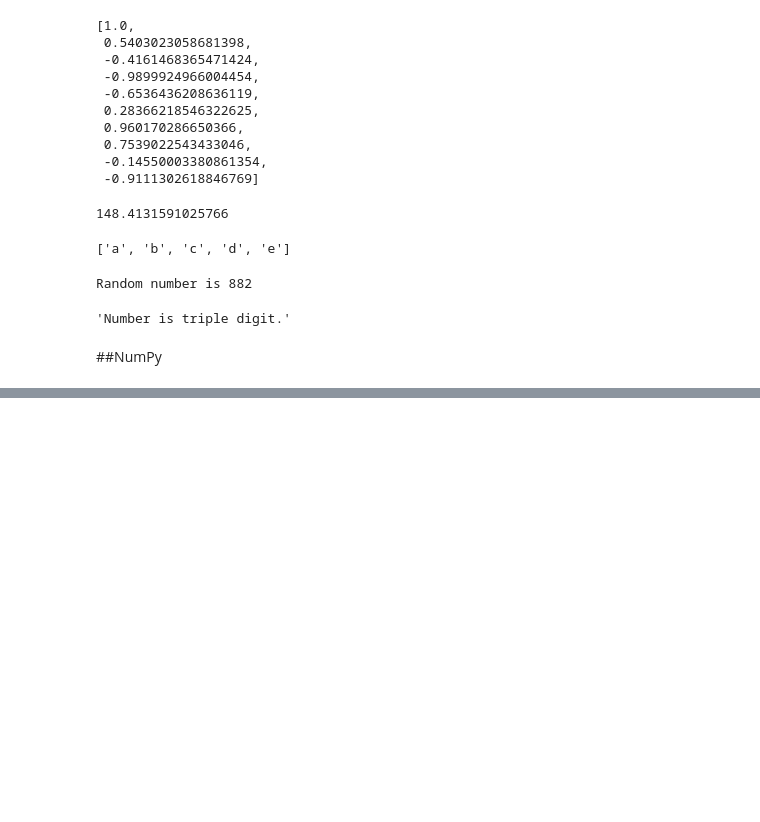
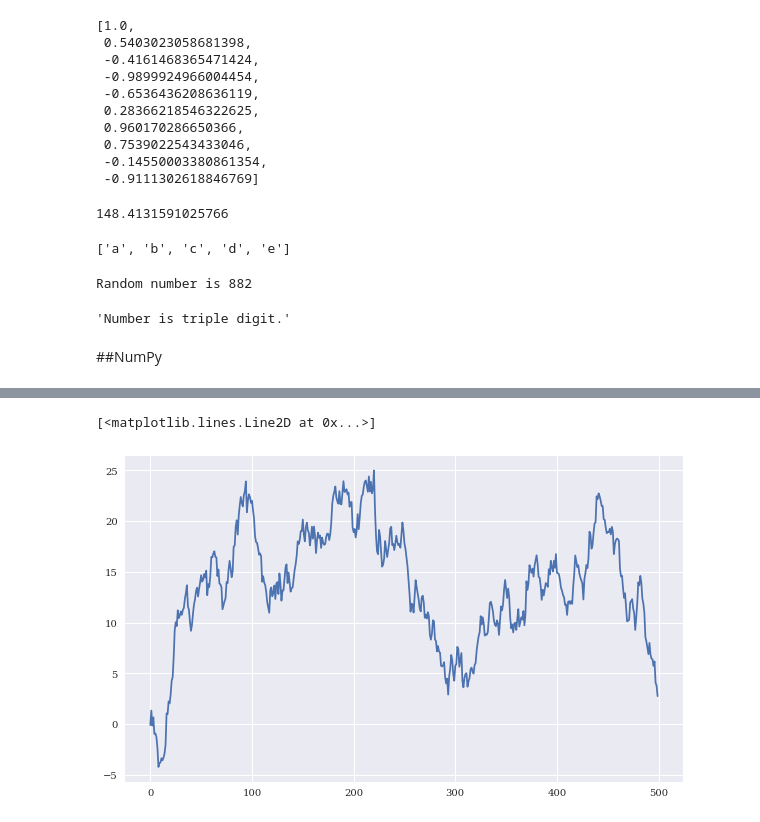
Before and after one commit to thammarat-ai/PythonIntro, a Jupyter notebook: introPython.ipynb, the cells around one changed output, grey strips where cells are left out. Drawn from its saved outputs; the diff is of its cells as text; code cells hidden in the pictures; blank space fills up the shorter version.

```diff
--- a/introPython.ipynb
+++ b/introPython.ipynb
@@ -323,0 +553,2 @@ import numpy as np
+# %%
+plt.style.use('seaborn')
@@ -323,0 +557,12 @@ import numpy as np
+# %%
+mpl.rcParams['savefig.dpi'] = 300
+mpl.rcParams['font.family'] = 'serif'
+%matplotlib inline
+# %%
+data = np.random.standard_normal((5,100))
+# %%
+plt.figure(figsize=(10,6))
+plt.plot(data.cumsum())
+# %% [output]
+[<matplotlib.lines.Line2D at 0x...>]
+[figure, added]
```
Also changed, not shown: parts of 65 cells of this notebook.
